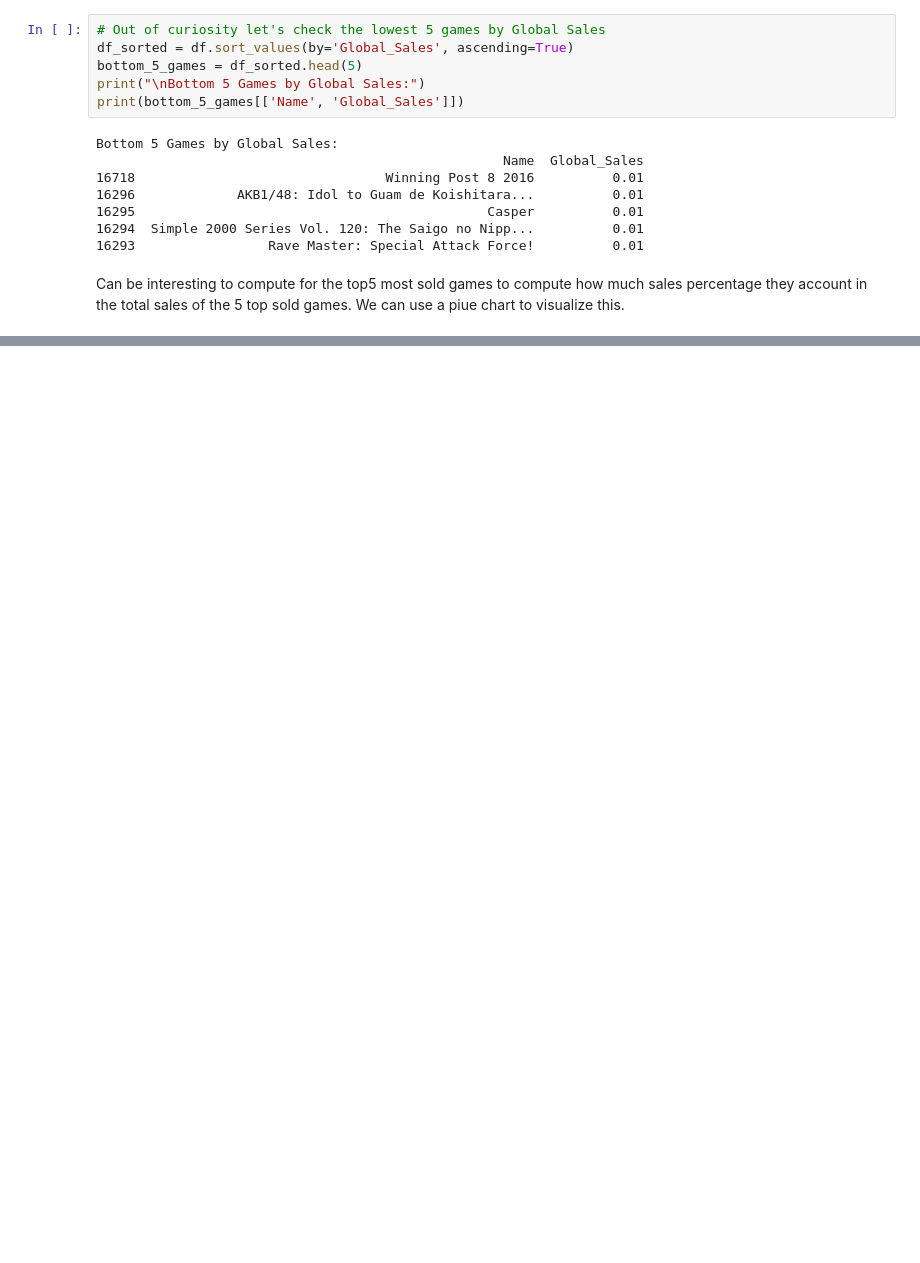
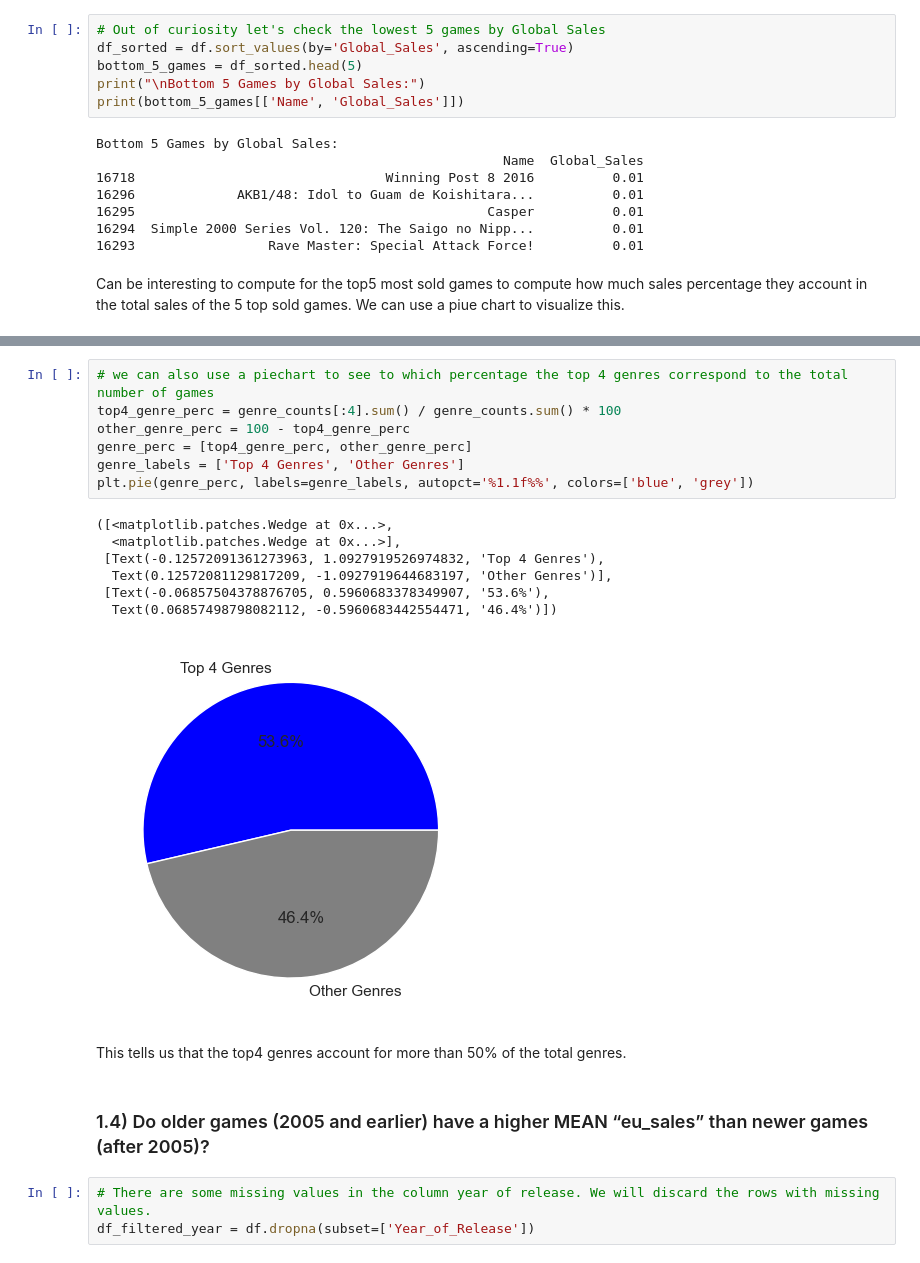
Before and after one commit to riccardopossier/Videogame_dataset, a Jupyter notebook: RiccardoPossieri_DPrepHDip_CA1.ipynb, the cells around one changed output, grey strips where cells are left out. Saved outputs shown, nothing was run; the diff lists cells and outputs as text; blank space fills up the shorter version.

```diff
--- a/RiccardoPossieri_DPrepHDip_CA1.ipynb
+++ b/RiccardoPossieri_DPrepHDip_CA1.ipynb
@@ -163,0 +230,22 @@ plt.pie(top5_sales_perc, labels=top_5_games['Name'].values, autopct='%1.1f%%');
+# %%
+# we can also use a piechart to see to which percentage the top 4 genres correspond to the total number of games
+top4_genre_perc = genre_counts[:4].sum() / genre_counts.sum() * 100
+other_genre_perc = 100 - top4_genre_perc
+genre_perc = [top4_genre_perc, other_genre_perc]
+genre_labels = ['Top 4 Genres', 'Other Genres']
+plt.pie(genre_perc, labels=genre_labels, autopct='%1.1f%%', colors=['blue', 'grey'])
+# %% [output]
+([<matplotlib.patches.Wedge at 0x...>,
+  <matplotlib.patches.Wedge at 0x...>],
+ [Text(-0.12572091361273963, 1.0927919526974832, 'Top 4 Genres'),
+  Text(0.12572081129817209, -1.0927919644683197, 'Other Genres')],
+ [Text(-0.06857504378876705, 0.5960683378349907, '53.6%'),
+  Text(0.06857498798082112, -0.5960683442554471, '46.4%')])
+[figure, added]
+# %% [markdown]
+This tells us that the top4 genres account for more than 50% of the total genres.
+# %% [markdown]
+### 1.4) Do older games (2005 and earlier) have a higher MEAN “eu_sales” than newer games (after 2005)?
+# %%
+# There are some missing values in the column year of release. We will discard the rows with missing values.
+df_filtered_year = df.dropna(subset=['Year_of_Release'])
```
Also changed, not shown: parts of 20 cells of this notebook.
